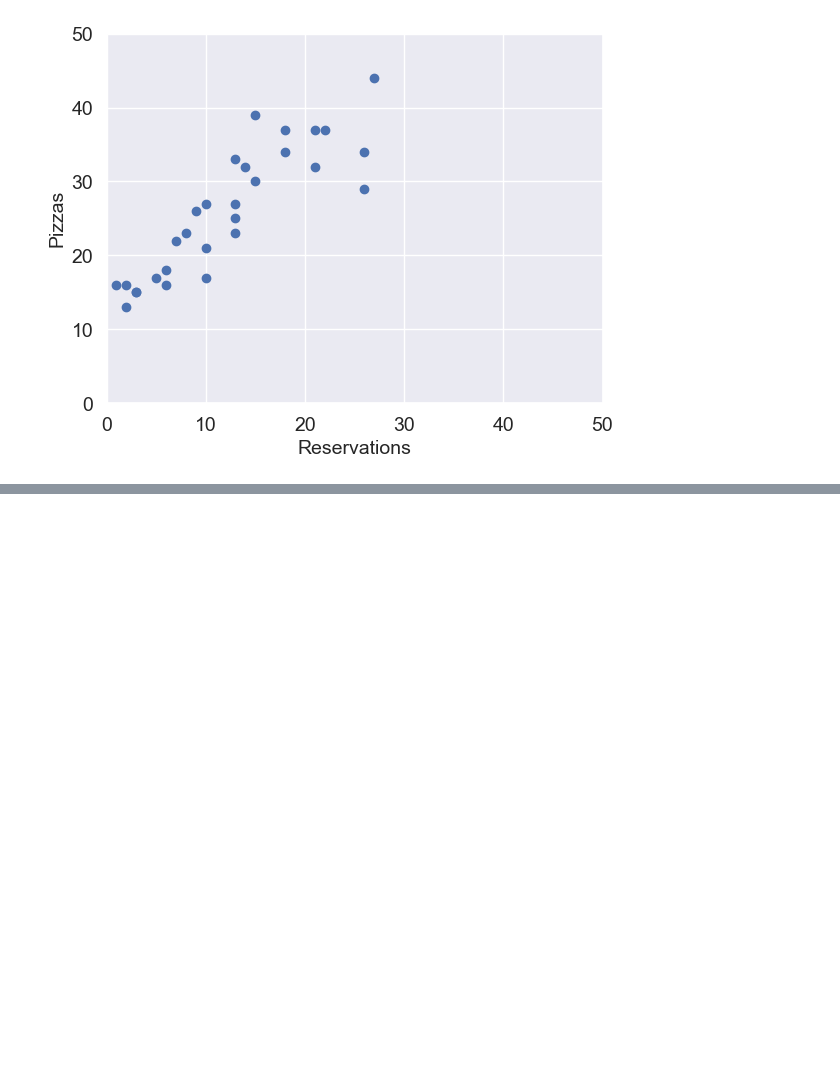
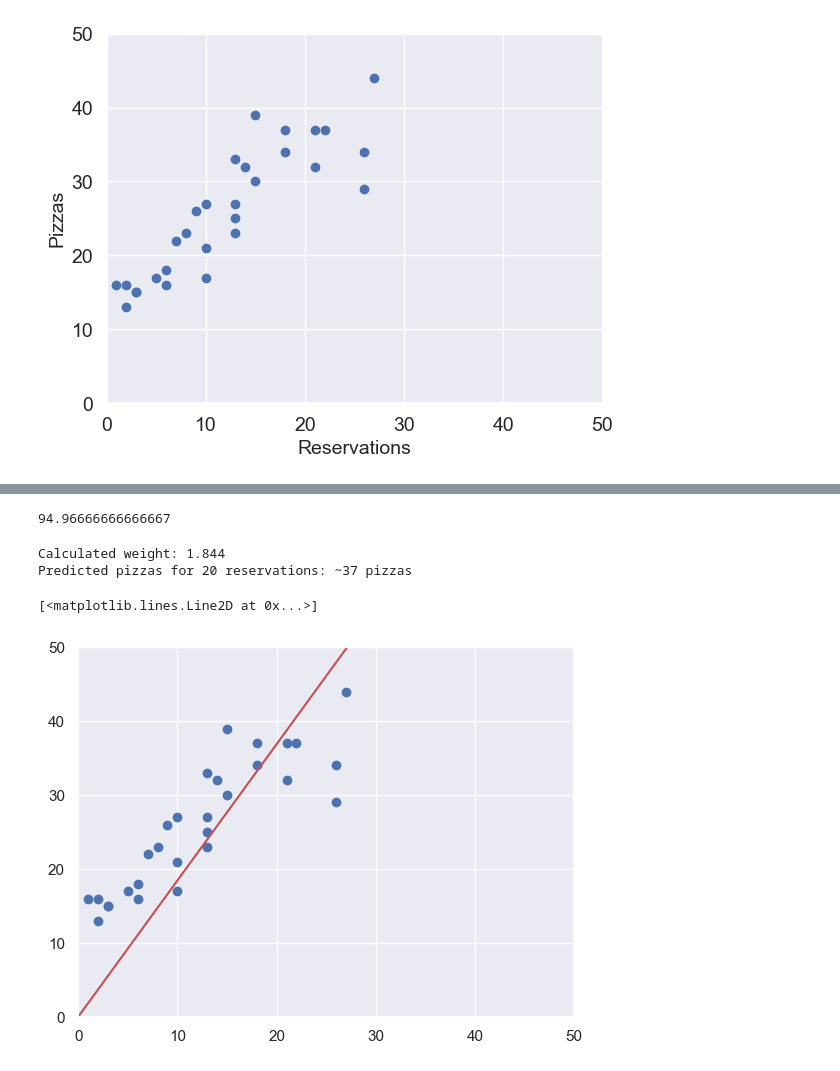
Before and after one commit to gcmoony/learning-ml, a Jupyter notebook: sandbox.ipynb, the cells around one changed output, grey strips where cells are left out. Saved outputs shown, nothing was run; the diff lists cells and outputs as text; code cells hidden in the pictures; blank space fills up the shorter version.

Commit message:
First ever ML training algorithm

```diff
--- a/sandbox.ipynb
+++ b/sandbox.ipynb
@@ -22,0 +94,55 @@ plt.plot(X, Y, "bo")
+# %%
+'''
+Let's define a better function to accomidate for loss. Here, we use NumPy
+'''
+def loss(X, Y, w):
+  return (np.average((predict(X, w) - Y) ** 2))
+
+print(loss(X, Y, 1.5))
+# %% [output]
+94.96666666666667
+# %%
+'''
+Now that we have a function for loss, we can start training an algorithm. This is done by calculating the loss for predictions and attempting to minimize the loss to build a function.
+
+Iterations are the amount of times you want to run the training function. If the learning rate is low, it will take a much longer time to find an appropriate function, and it could "error out" if it doesn't find a function within the available iterations. If lr is too high, it could be too inaccurate at finding a good fitting function.
+
+What the training function does is lowers the loss after each iteration. If it finds a new weight with a smaller loss, it will update the weight. If no better weight is found, it will return the calculated weight
+'''
+def train(X, Y, iterations, lr, verbose = False):
+  # lr is called the "Learning Rate", how much the weight will change over each iteration
+
+  # Start with no weight
+  w = 0
+
+  # Iterations is how many times we want to run the training algorithm
+  for i in range(iterations):
+    currentLoss = loss(X,Y,w)
+    if verbose:
+      print("Iteration %4d => Loss: %.6f" % (i, currentLoss))
+
+    if loss(X, Y, w + lr) < currentLoss:
+      w += lr
+    elif loss(X, Y, w - lr) < currentLoss:
+      w -= lr
+    else:
+      return w
+
+  raise Exception("Couldn't converge within %d iterations" % iterations)
+
+# Let's try it out
+trainedWeight = train(X, Y, 1000000, .001)
+print("Calculated weight: %.3f" % trainedWeight)
+
+reservations = 20
+print("Predicted pizzas for %d reservations: ~%.0f pizzas" % (reservations, predict(reservations, trainedWeight)))
+
+plt.axis([0, 50, 0 , 50])
+plt.plot(X, Y, "bo")
+x_manual, y_manual = linear(trainedWeight, 0)
+plt.plot(x_manual, y_manual, "r")
+# %% [output]
+Calculated weight: 1.844
+Predicted pizzas for 20 reservations: ~37 pizzas
+[<matplotlib.lines.Line2D at 0x...>]
+[figure, added]
```
Also changed, not shown: parts of 5 cells of this notebook.
